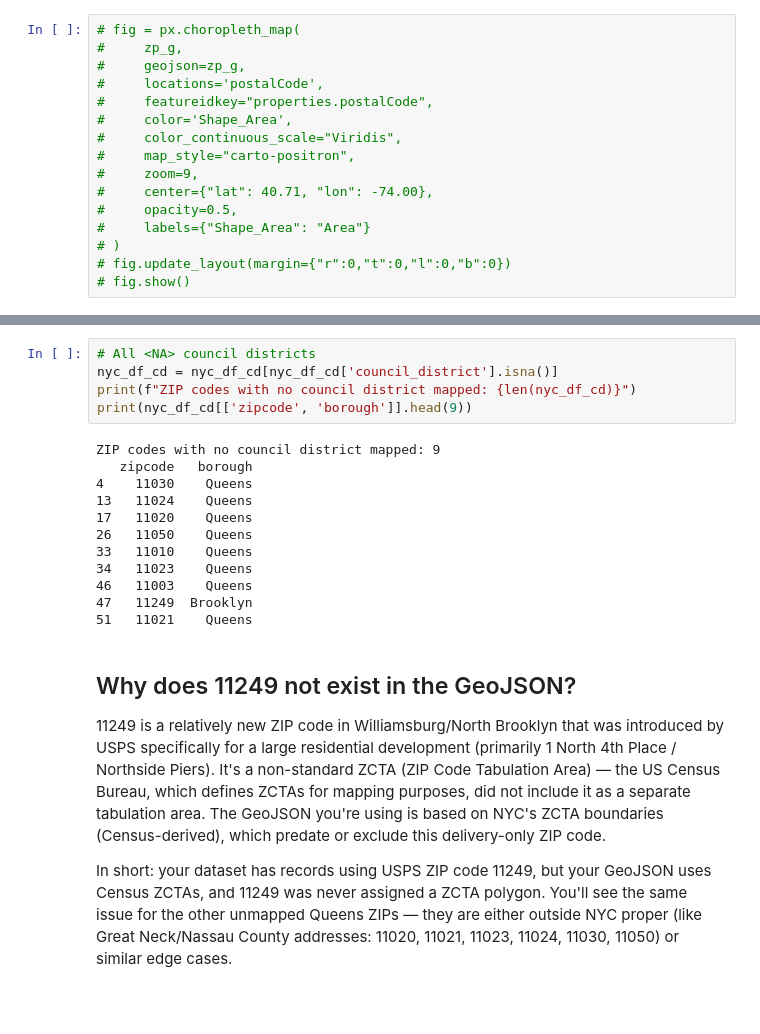
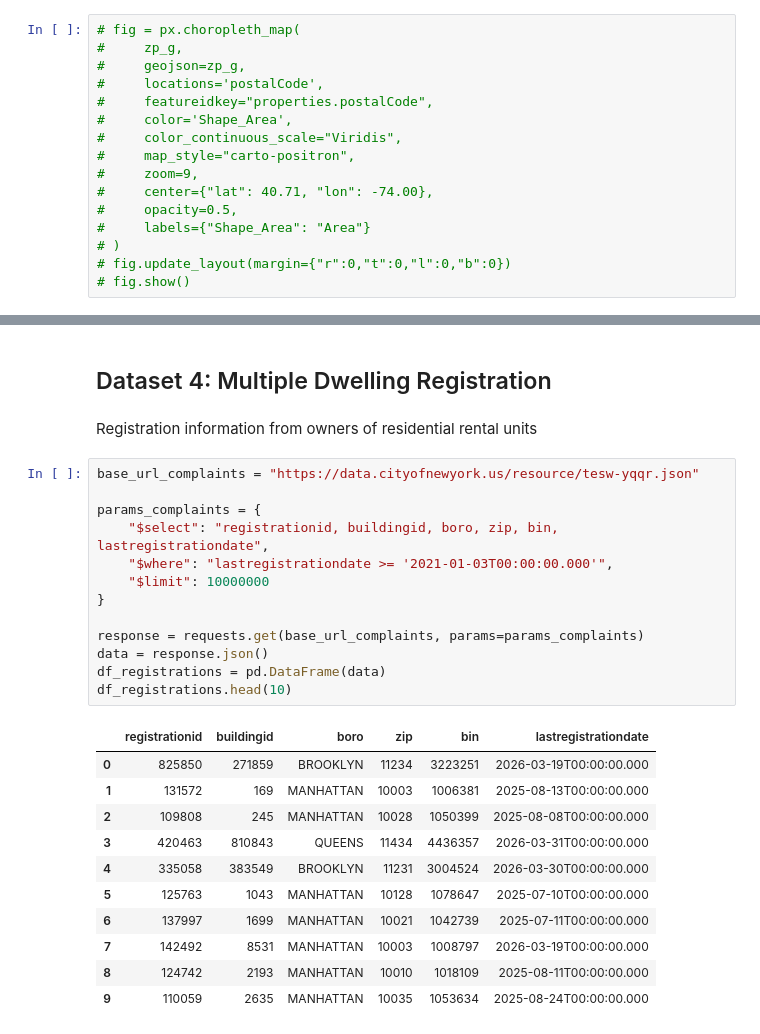
Before and after one commit to mariatmvendas/sdata_project, a Jupyter notebook: build_datasets.ipynb, the cells around one changed output, grey strips where cells are left out. Saved outputs shown, nothing was run; the diff lists cells and outputs as text; blank space fills up the shorter version.

Commit message:
new datasets

```diff
--- a/build_datasets.ipynb
+++ b/build_datasets.ipynb
@@ -568,23 +524,29 @@ ZIP codes with a council district mapped: 183
-# %%
-# All <NA> council districts
-nyc_df_cd = nyc_df_cd[nyc_df_cd['council_district'].isna()]
-print(f"ZIP codes with no council district mapped: {len(nyc_df_cd)}")
-print(nyc_df_cd[['zipcode', 'borough']].head(9))
-# %% [output]
-ZIP codes with no council district mapped: 9
-   zipcode   borough
-4    11030    Queens
-13   11024    Queens
-17   11020    Queens
-26   11050    Queens
-33   11010    Queens
-34   11023    Queens
-46   11003    Queens
-47   11249  Brooklyn
-51   11021    Queens
-# %% [markdown]
-## Why does 11249 not exist in the GeoJSON?
-
-11249 is a relatively new ZIP code in Williamsburg/North Brooklyn that was introduced by USPS specifically for a large residential development (primarily 1 North 4th Place / Northside Piers). It's a non-standard ZCTA (ZIP Code Tabulation Area) — the US Census Bureau, which defines ZCTAs for mapping purposes, did not include it as a separate tabulation area. The GeoJSON you're using is based on NYC's ZCTA boundaries (Census-derived), which predate or exclude this delivery-only ZIP code.
-
-In short: your dataset has records using USPS ZIP code 11249, but your GeoJSON uses Census ZCTAs, and 11249 was never assigned a ZCTA polygon. You'll see the same issue for the other unmapped Queens ZIPs — they are either outside NYC proper (like Great Neck/Nassau County addresses: 11020, 11021, 11023, 11024, 11030, 11050) or similar edge cases.
+# %% [markdown]
+## Dataset 4: Multiple Dwelling Registration
+# %% [markdown]
+Registration information from owners of residential rental units
+# %%
+base_url_complaints = "https://data.cityofnewyork.us/resource/tesw-yqqr.json"
+
+params_complaints = {
+    "$select": "registrationid, buildingid, boro, zip, bin, lastregistrationdate",
+    "$where": "lastregistrationdate >= '2021-01-03T00:00:00.000'",
+    "$limit": 10000000
+}
+
+response = requests.get(base_url_complaints, params=params_complaints)
+data = response.json()
+df_registrations = pd.DataFrame(data)
+df_registrations.head(10)
+# %% [output]
+|  | registrationid | buildingid | boro | zip | bin | lastregistrationdate |
+| 0 | 825850 | 271859 | BROOKLYN | 11234 | 3223251 | 2026-03-19T00:00:00.000 |
+| 1 | 131572 | 169 | MANHATTAN | 10003 | 1006381 | 2025-08-13T00:00:00.000 |
+| 2 | 109808 | 245 | MANHATTAN | 10028 | 1050399 | 2025-08-08T00:00:00.000 |
+| 3 | 420463 | 810843 | QUEENS | 11434 | 4436357 | 2026-03-31T00:00:00.000 |
+| 4 | 335058 | 383549 | BROOKLYN | 11231 | 3004524 | 2026-03-30T00:00:00.000 |
+| 5 | 125763 | 1043 | MANHATTAN | 10128 | 1078647 | 2025-07-10T00:00:00.000 |
+| 6 | 137997 | 1699 | MANHATTAN | 10021 | 1042739 | 2025-07-11T00:00:00.000 |
+| 7 | 142492 | 8531 | MANHATTAN | 10003 | 1008797 | 2026-03-19T00:00:00.000 |
+| 8 | 124742 | 2193 | MANHATTAN | 10010 | 1018109 | 2025-08-11T00:00:00.000 |
+| 9 | 110059 | 2635 | MANHATTAN | 10035 | 1053634 | 2025-08-24T00:00:00.000 |
```
Also changed, not shown: parts of 14 cells of this notebook, 1 other file.
